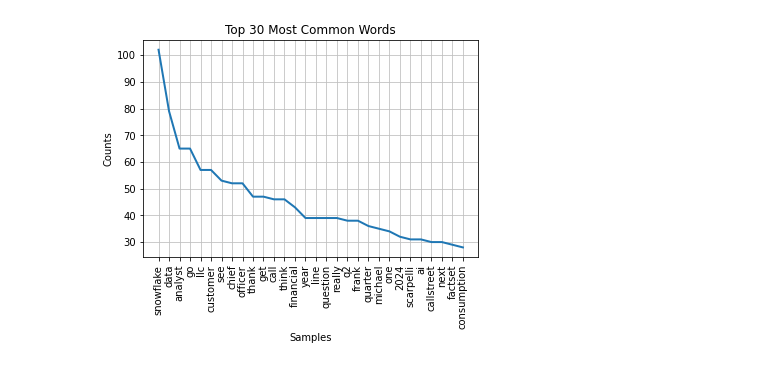
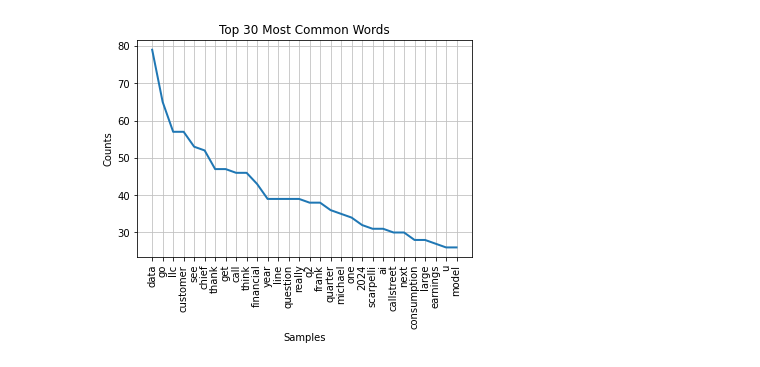
Before and after one commit to felix-rosenberger/earnings-transcripts-summary, a Jupyter notebook: transcript_summary_test.ipynb, the cells around one changed output. Drawn from its saved outputs; the diff is of its cells as text; code cells hidden in the pictures.

```diff
--- a/transcript_summary_test.ipynb
+++ b/transcript_summary_test.ipynb
@@ -10,7 +10,7 @@ import matplotlib.pyplot as plt
 # %%
 # define the class
 class EarningsAnalysis:
-    def __init__(self, company_name, quarter):
+    def __init__(self, pdf_path: str, company_name: str, quarter: str):
         # Validate company name
         if not company_name.islower():
             raise ValueError("Company name should be in lowercase.")
@@ -21,13 +21,17 @@ class EarningsAnalysis:
         if not re.match(quarter_pattern, quarter):
             raise ValueError("Quarter should be in the format Q[1,2,3,4]YY.")
         self.quarter = quarter
+        self.stopwords_custom = [self.company_name, self.quarter, "officer", "analyst", "factset"]  # Define domain-specific stopwords
+        self.stopwords = stopwords.words('english') + list(string.punctuation) + self.stopwords_custom
+        self.pdf_path = pdf_path # save path to be used in text extraction
+        self.transcript_text = self.extract_text_from_pdf()
 
-    def extract_text_from_pdf(self, pdf_path: str):
+    def extract_text_from_pdf(self):
         """
         This method extracts text from a PDF doc into a single stream of text.
         """
         text = ""
-        with open(pdf_path, "rb") as pdf_file:
+        with open(self.pdf_path, "rb") as pdf_file:
             pdf_reader = PyPDF2.PdfReader(pdf_file)
             for page_num in range(len(pdf_reader.pages)):
                 page = pdf_reader.pages[page_num]
@@ -41,7 +45,7 @@ class EarningsAnalysis:
         singles_removed = re.sub(r'\s+[a-zA-Z]\s', ' ', text)
         tokens = nltk.word_tokenize(singles_removed)
         clean_tokens = [token.lower() for token in tokens if token.isalnum()]
-        stop_all = stopwords.words('english') + list(string.punctuation)
+        stop_all = self.stopwords
         stop_removal = [stop for stop in clean_tokens if stop not in stop_all]
         pos_tokens = nltk.pos_tag(stop_removal)
 
@@ -54,16 +58,16 @@ class EarningsAnalysis:
             stems.append(lemmatizer.lemmatize(word, pos=wordnet_pos))
         return stop_removal, stems, pos_tokens
 
-    def extract_keywords(self, tokens: list, num_ngrams: int):
+    def ngrams(self, tokens: list, num_ngrams: int):
         """
         This method extracts relevant keywords using n-grams.
         """
         ngrams = nltk.ngrams(tokens, num_ngrams)
         ngram_freq = nltk.FreqDist(ngrams)
 
-        stopwords_custom = ["company_name", "financial_term", "common_jargon"]  # Define domain-specific stopwords
+        stop_all = self.stopwords
 
-        keywords = [ngram for ngram in ngram_freq if ngram[0] not in stopwords_custom and ngram[1] not in stopwords_custom]
+        keywords = [ngram for ngram in ngram_freq if ngram[0] not in stop_all and ngram[1] not in stop_all]
         return keywords, ngram_freq
 
     def get_wordnet_pos(self, treebank_tag):
@@ -103,9 +107,10 @@ class EarningsAnalysis:
             stems.append(lemmatizer.lemmatize(word, pos=wordnet_pos))
         return stop_removal, stems, pos_tokens
 # %%
-earnings_analysis = EarningsAnalysis()
-snowflake = earnings_analysis.extract_text_from_pdf("Data/SNOW_Q224.pdf")
-removed_stopwords, word_stems, pos_tags = earnings_analysis.preprocess_text(snowflake)
+earnings_analysis = EarningsAnalysis("Data/SNOW_Q224.pdf", company_name='snowflake', quarter='Q224')
+#snowflake = earnings_analysis.extract_text_from_pdf("Data/SNOW_Q224.pdf")
+removed_stopwords, word_stems, pos_tags = earnings_analysis.preprocess_words(snowflake)
+ngram_keywords, ngram_freq = earnings_analysis.ngrams(removed_stopwords, 2)
 earnings_analysis.word_frequency_dist(word_stems)
 # %% [output]
-[figure, old version]
+[figure, new version]
```
Also changed, not shown: parts of 2 cells of this notebook.
